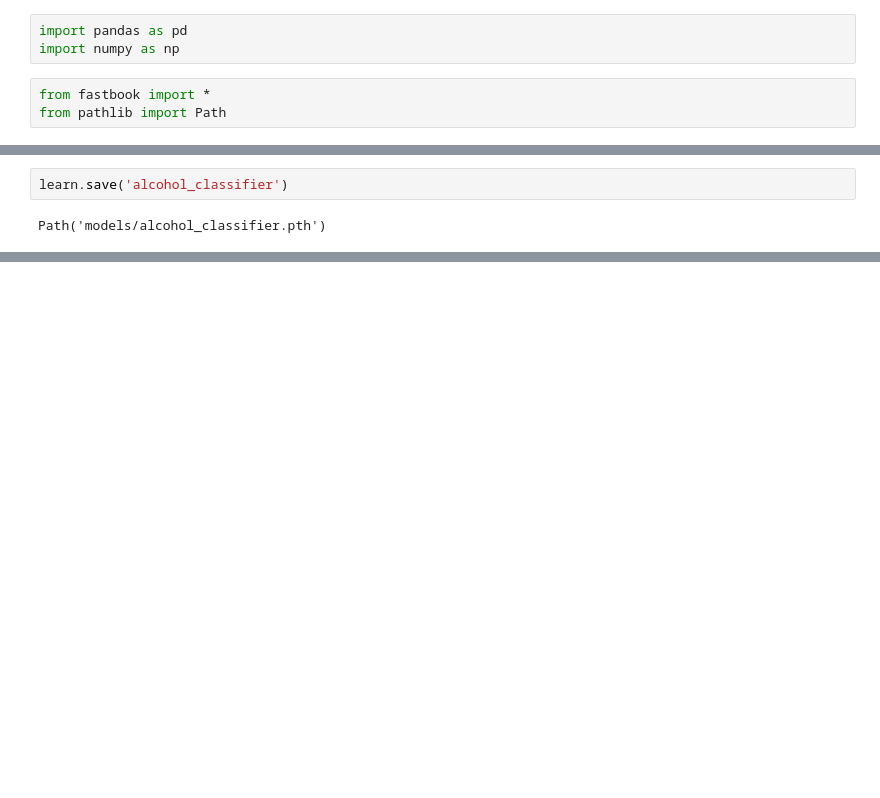
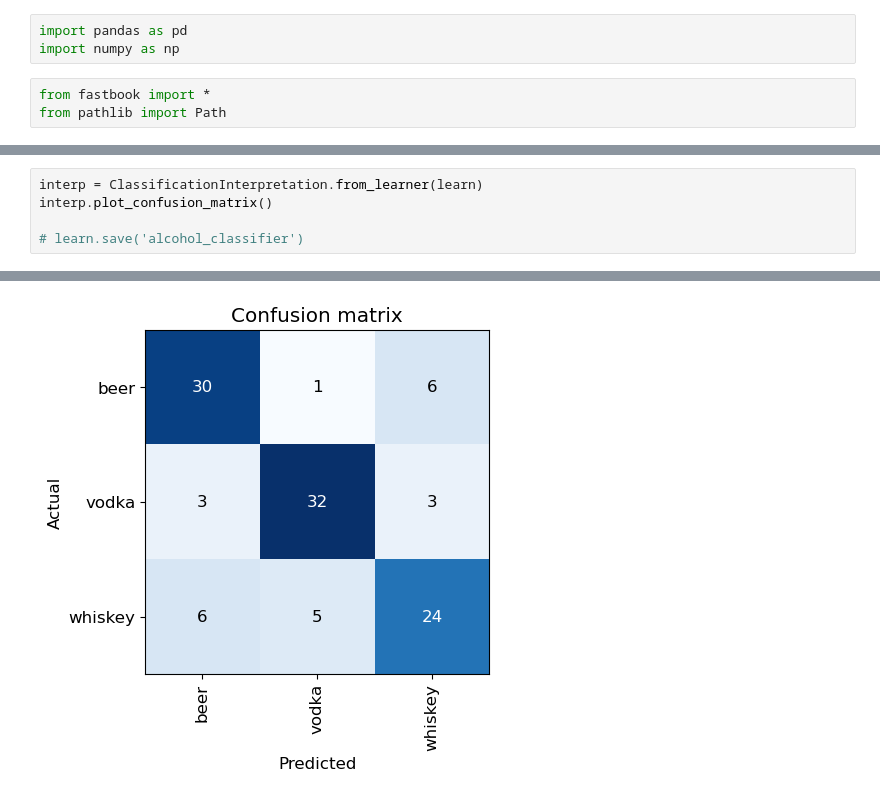
Before and after one commit to NathanG1en/alcohol_detector, a Jupyter notebook: Exploration/First_Try.ipynb, the cells around one changed output, grey strips where cells are left out. Saved outputs shown, nothing was run; the diff lists cells and outputs as text; blank space fills up the shorter version.

```diff
--- a/Exploration/First_Try.ipynb
+++ b/Exploration/First_Try.ipynb
@@ -55,4 +60,6 @@ Probability it's a beer: 0.0531
 # %%
-learn.save('alcohol_classifier')
+interp = ClassificationInterpretation.from_learner(learn)
+interp.plot_confusion_matrix()
+
+# learn.save('alcohol_classifier')
 # %% [output]
-Path('models/alcohol_classifier.pth')
@@ -58,0 +68 @@ Path('models/alcohol_classifier.pth')
+[figure, added]
```
Also changed, not shown: parts of 6 cells of this notebook, 1 other file.
